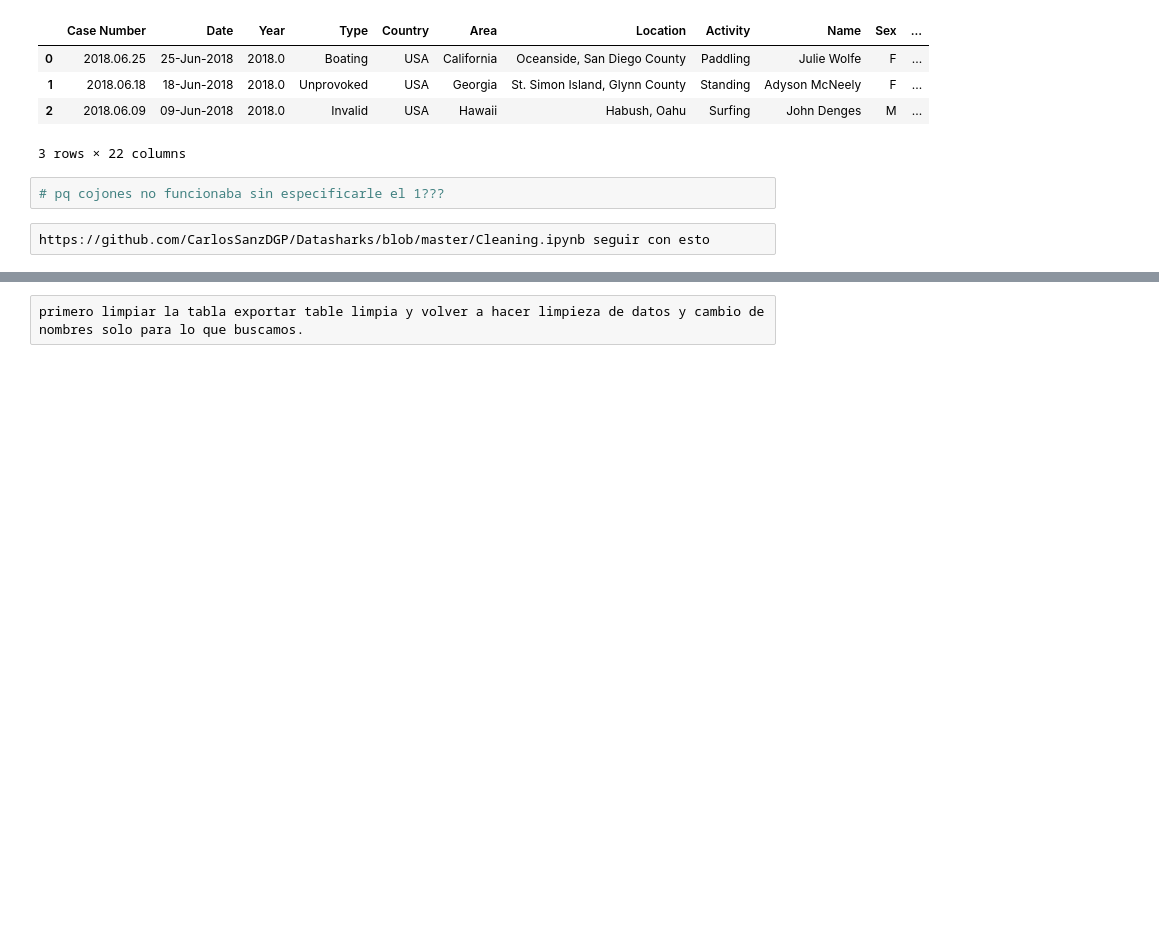
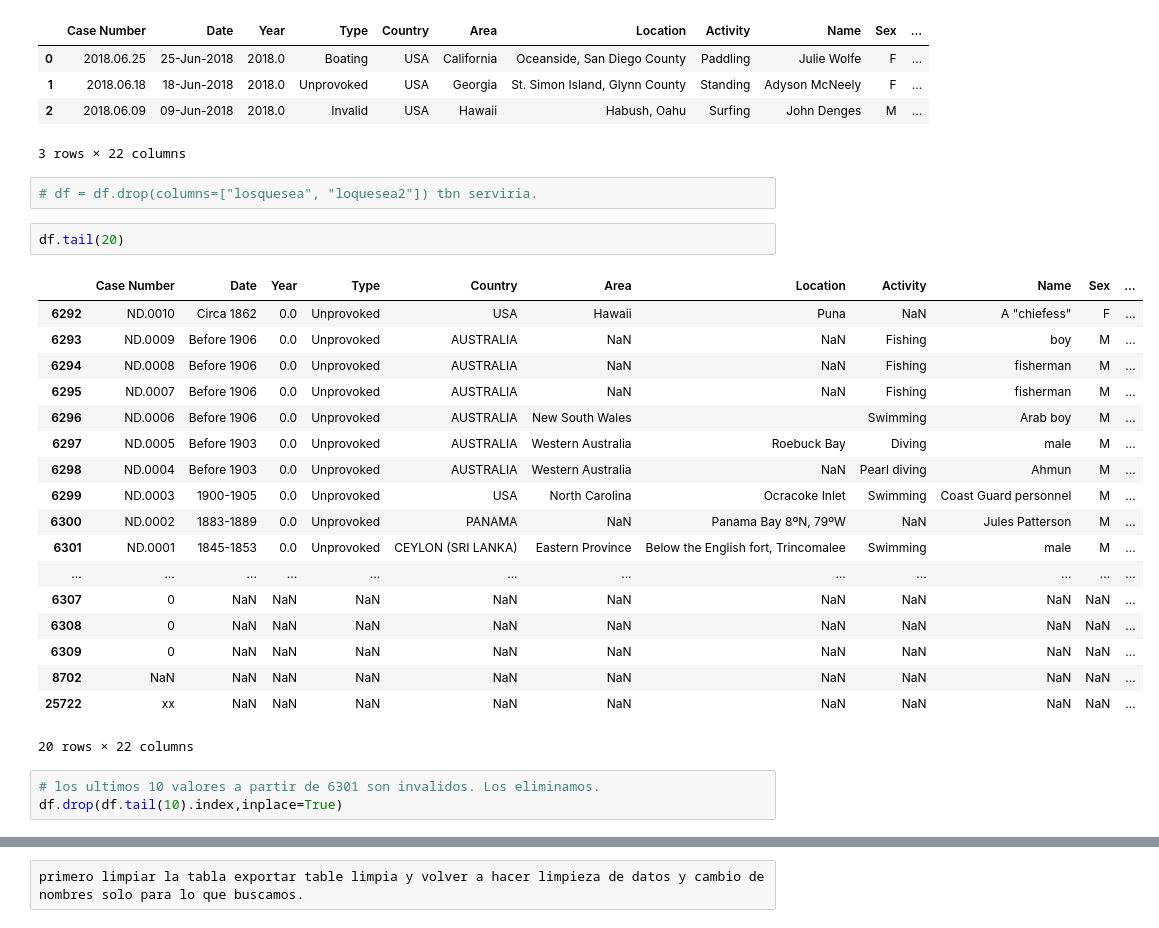
Before and after one commit to CarlosSanzDGP/sharkaggle, a Jupyter notebook: Cleaning.ipynb, the cells around one changed output, grey strips where cells are left out. Cells and saved outputs as stored; diff of their text form; blank space fills up the shorter version.

```diff
--- a/Cleaning.ipynb
+++ b/Cleaning.ipynb
@@ -93,7 +103,29 @@ df.head(3)
 | 1 | 2018.06.18 | 18-Jun-2018 | 2018.0 | Unprovoked | USA | Georgia | St. Simon Island, Glynn County | Standing | Adyson McNeely | F | ... |
 | 2 | 2018.06.09 | 09-Jun-2018 | 2018.0 | Invalid | USA | Hawaii | Habush, Oahu | Surfing | John Denges | M | ... |
 3 rows × 22 columns
-# %%
-# pq cojones no funcionaba sin especificarle el 1???
-# %%
-https://github.com/CarlosSanzDGP/Datasharks/blob/master/Cleaning.ipynb seguir con esto
+# %%
+# df = df.drop(columns=["losquesea", "loquesea2"]) tbn serviria.
+# %%
+df.tail(20)
+# %% [output]
+|  | Case Number | Date | Year | Type | Country | Area | Location | Activity | Name | Sex | ... |
+| 6292 | ND.0010 | Circa 1862 | 0.0 | Unprovoked | USA | Hawaii | Puna | NaN | A "chiefess" | F | ... |
+| 6293 | ND.0009 | Before 1906 | 0.0 | Unprovoked | AUSTRALIA | NaN | NaN | Fishing | boy | M | ... |
+| 6294 | ND.0008 | Before 1906 | 0.0 | Unprovoked | AUSTRALIA | NaN | NaN | Fishing | fisherman | M | ... |
+| 6295 | ND.0007 | Before 1906 | 0.0 | Unprovoked | AUSTRALIA | NaN | NaN | Fishing | fisherman | M | ... |
+| 6296 | ND.0006 | Before 1906 | 0.0 | Unprovoked | AUSTRALIA | New South Wales |  | Swimming | Arab boy | M | ... |
+| 6297 | ND.0005 | Before 1903 | 0.0 | Unprovoked | AUSTRALIA | Western Australia | Roebuck Bay | Diving | male | M | ... |
+| 6298 | ND.0004 | Before 1903 | 0.0 | Unprovoked | AUSTRALIA | Western Australia | NaN | Pearl diving | Ahmun | M | ... |
+| 6299 | ND.0003 | 1900-1905 | 0.0 | Unprovoked | USA | North Carolina | Ocracoke Inlet | Swimming | Coast Guard personnel | M | ... |
+| 6300 | ND.0002 | 1883-1889 | 0.0 | Unprovoked | PANAMA | NaN | Panama Bay 8ºN, 79ºW | NaN | Jules Patterson | M | ... |
+| 6301 | ND.0001 | 1845-1853 | 0.0 | Unprovoked | CEYLON (SRI LANKA) | Eastern Province | Below the English fort, Trincomalee | Swimming | male | M | ... |
+| ... | ... | ... | ... | ... | ... | ... | ... | ... | ... | ... | ... |
+| 6307 | 0 | NaN | NaN | NaN | NaN | NaN | NaN | NaN | NaN | NaN | ... |
+| 6308 | 0 | NaN | NaN | NaN | NaN | NaN | NaN | NaN | NaN | NaN | ... |
+| 6309 | 0 | NaN | NaN | NaN | NaN | NaN | NaN | NaN | NaN | NaN | ... |
+| 8702 | NaN | NaN | NaN | NaN | NaN | NaN | NaN | NaN | NaN | NaN | ... |
+| 25722 | xx | NaN | NaN | NaN | NaN | NaN | NaN | NaN | NaN | NaN | ... |
+20 rows × 22 columns
+# %%
+# los ultimos 10 valores a partir de 6301 son invalidos. Los eliminamos.
+df.drop(df.tail(10).index,inplace=True)
```
Also changed, not shown: parts of 21 cells of this notebook.
